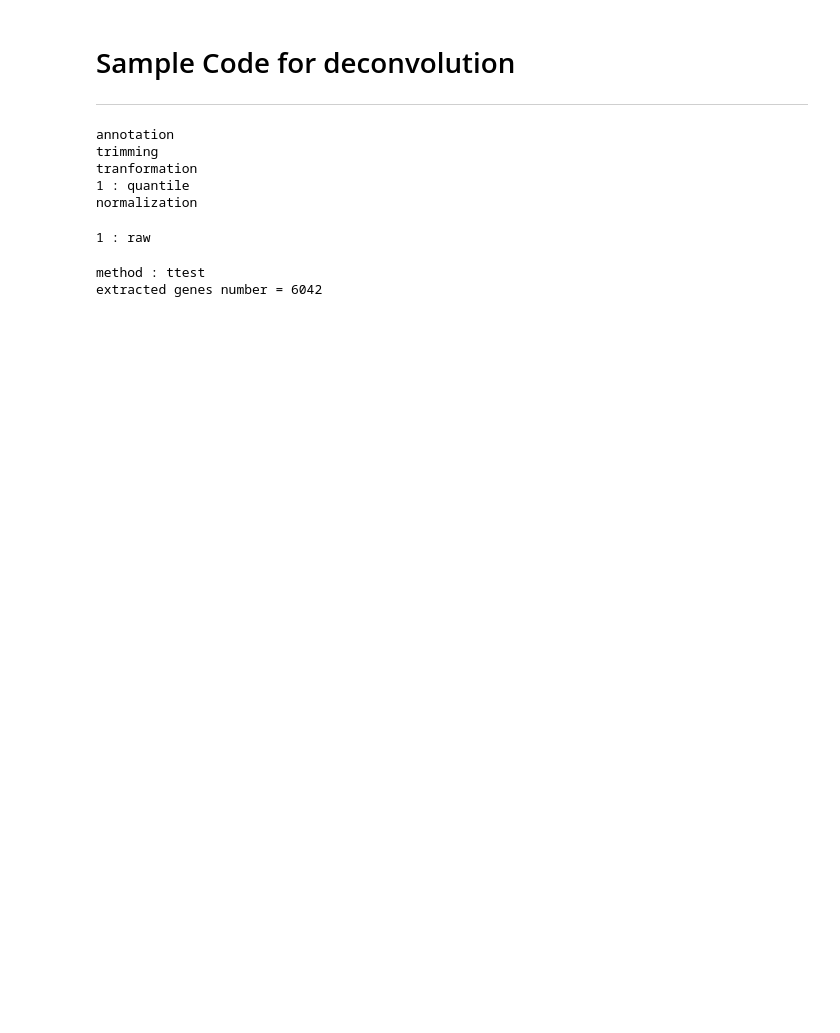
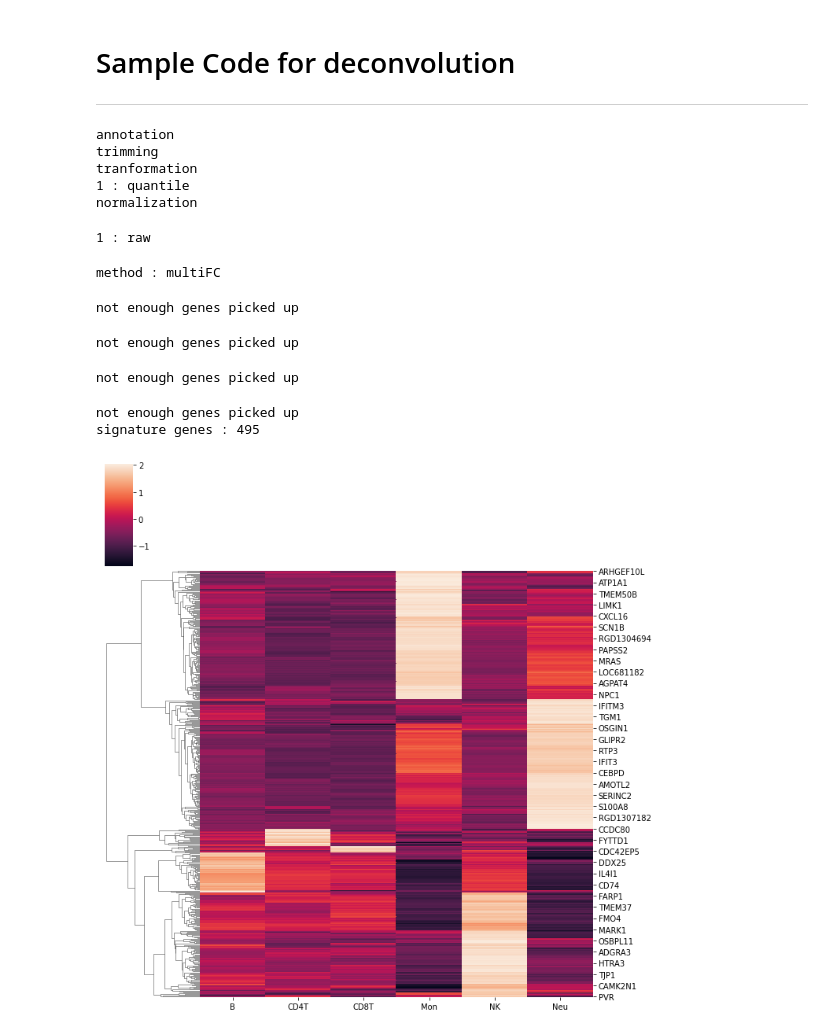
Before and after one commit to mizuno-group/deconv, a Jupyter notebook: samplecode.ipynb, the cells around one changed output. Drawn from its saved outputs; the diff is of its cells as text; code cells hidden in the pictures; blank space fills up the shorter version.

```diff
--- a/samplecode.ipynb
+++ b/samplecode.ipynb
@@ -41,11 +41,16 @@ tranformation
 normalization
 1 : raw
 # %%
-dat.deg(method="ttest",
+dat.deg(method="multiFC",
         sep="_",number=150,limit_CV=1,limit_FC=1.,log2=False,q_limit=0.05,
         plot=True)
 # %% [output]
-method : ttest
-extracted genes number = 6042
+method : multiFC
+not enough genes picked up
+not enough genes picked up
+not enough genes picked up
+not enough genes picked up
+signature genes : 495
+[figure, added]
 # %%
 dat.fit(method="elasticnet")
```
Also changed, not shown: parts of 5 cells of this notebook, 3 other files.
